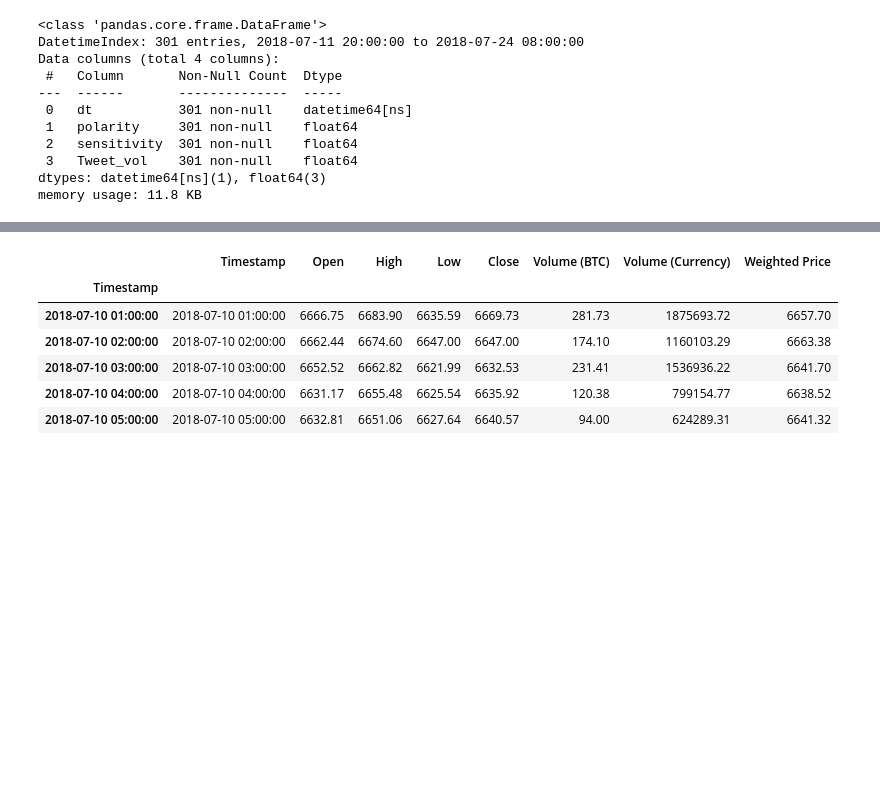
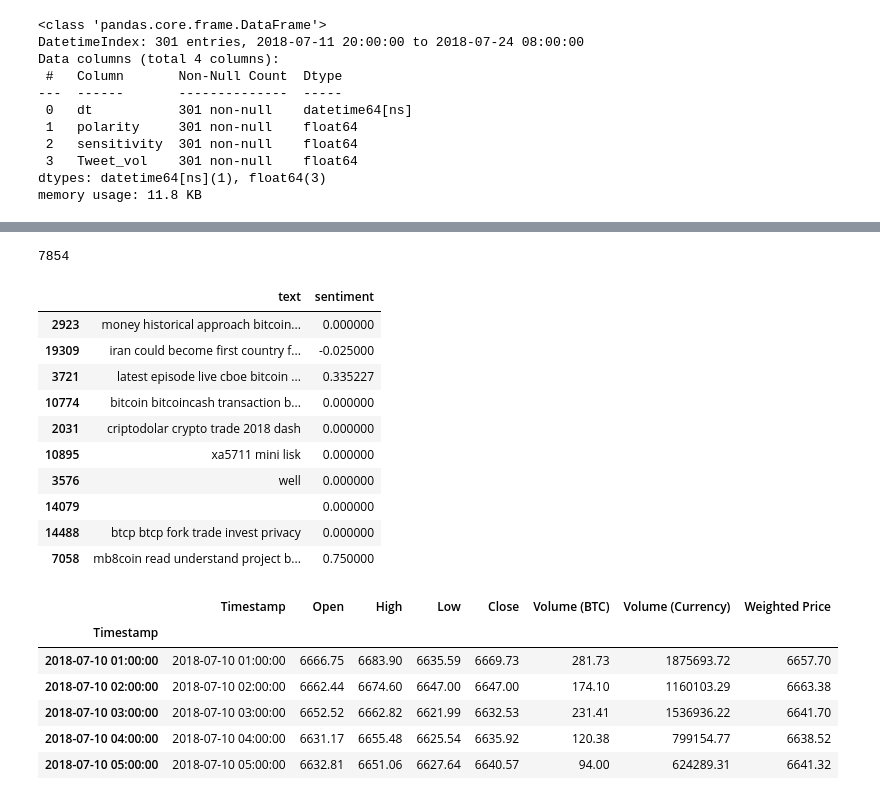
Before and after one commit to saadullahaleem/dspd-project, a Jupyter notebook: bitcoin_lstm_with_tweet_volume.ipynb, the cells around one changed output, grey strips where cells are left out. Cells and saved outputs as stored; diff of their text form; code cells hidden in the pictures; blank space fills up the shorter version.

```diff
--- a/bitcoin_lstm_with_tweet_volume.ipynb
+++ b/bitcoin_lstm_with_tweet_volume.ipynb
@@ -218,0 +309,17 @@ memory usage: 11.8 KB
+# %%
+# function to create vocab
+from collections import Counter
+def create_vocab(df):
+    vocab = Counter()
+    for i in range(df.shape[0]):
+        vocab.update(df.text[i].split())
+    return(vocab)
+# %%
+# concatenate training and testing datasets
+master=train.reset_index(drop=True)
+
+# call vocabulary creation function on master dataset
+vocab = create_vocab(master)
+
+# lets check the no. of words in the vocabulary
+len(vocab)
@@ -219 +349,38 @@ memory usage: 11.8 KB
+# %%
+# create the final vocab by considering words with more than one occurence
+final_vocab = []
+min_occur = 2
+for k,v in vocab.items():
+    if v >= min_occur:
+        final_vocab.append(k)
+# %%
+# lets check the no. of the words in the final vocabulary
+vocab_size = len(final_vocab)
+vocab_size
+# %% [output]
+7854
+# %%
+# function to filter the dataset, keep only words which are present in the vocab
+def filter(tweet):
+    sentence = ""
+    for word in tweet.split():
+        if word in final_vocab:
+            sentence = sentence + word + ' '
+    return(sentence)
+# %%
+# apply filter function on the train and test datasets
+train['text'] = train['text'].apply(lambda s : filter(s))
+train.sample(10)
+# %% [output]
+|  | text | sentiment |
+| 2923 | money historical approach bitcoin... | 0.000000 |
+| 19309 | iran could become first country f... | -0.025000 |
+| 3721 | latest episode live cboe bitcoin ... | 0.335227 |
+| 10774 | bitcoin bitcoincash transaction b... | 0.000000 |
+| 2031 | criptodolar crypto trade 2018 dash | 0.000000 |
+| 10895 | xa5711 mini lisk | 0.000000 |
+| 3576 | well | 0.000000 |
+| 14079 |  | 0.000000 |
+| 14488 | btcp btcp fork trade invest privacy | 0.000000 |
+| 7058 | mb8coin read understand project b... | 0.750000 |
 # %%
```
Also changed, not shown: parts of 31 cells of this notebook.
